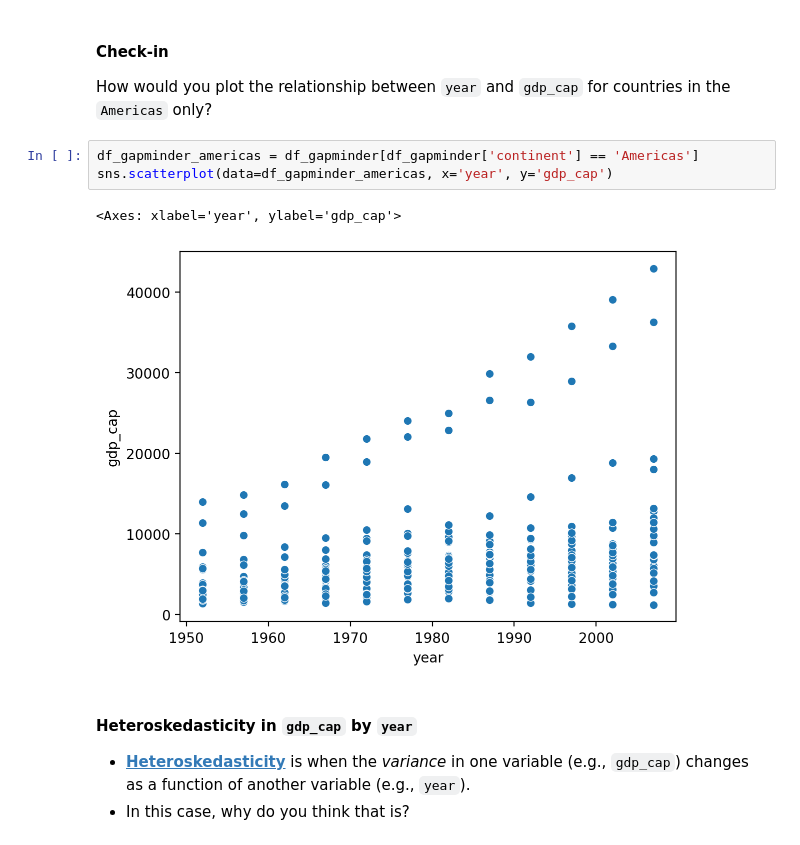
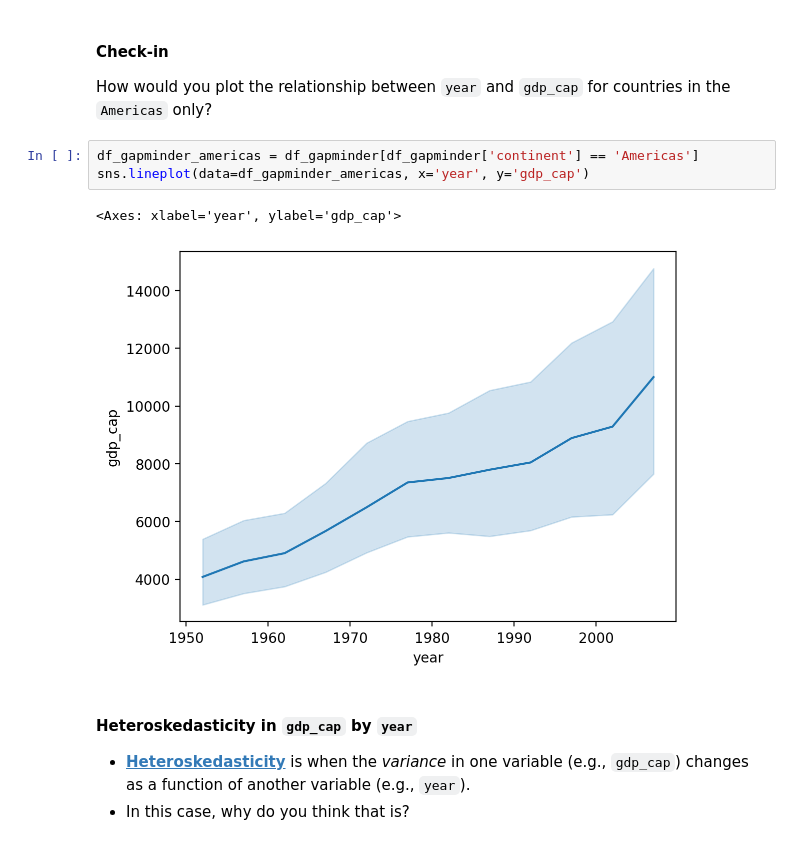
Before and after one commit to Babrzej/ds_2025, a Jupyter notebook: Adam's Solutions/Report_4/Exercise_6.ipynb, the cells around one changed output. Drawn from its saved outputs; the diff is of its cells as text.

```diff
--- a/Adam's Solutions/Report_4/Exercise_6.ipynb
+++ b/Adam's Solutions/Report_4/Exercise_6.ipynb
@@ -237,10 +237,10 @@ plt.legend(bbox_to_anchor=(1.05, 1), loc='upper left', borderaxespad=0);
 How would you plot the relationship between `year` and `gdp_cap` for countries in the `Americas` only?
 # %%
 df_gapminder_americas = df_gapminder[df_gapminder['continent'] == 'Americas']
-sns.scatterplot(data=df_gapminder_americas, x='year', y='gdp_cap')
+sns.lineplot(data=df_gapminder_americas, x='year', y='gdp_cap')
 # %% [output]
 <Axes: xlabel='year', ylabel='gdp_cap'>
-[figure, old version]
+[figure, new version]
 # %% [markdown]
 #### Heteroskedasticity in `gdp_cap` by `year`
 
```
Also changed, not shown: parts of 3 cells of this notebook, 44 other files.
